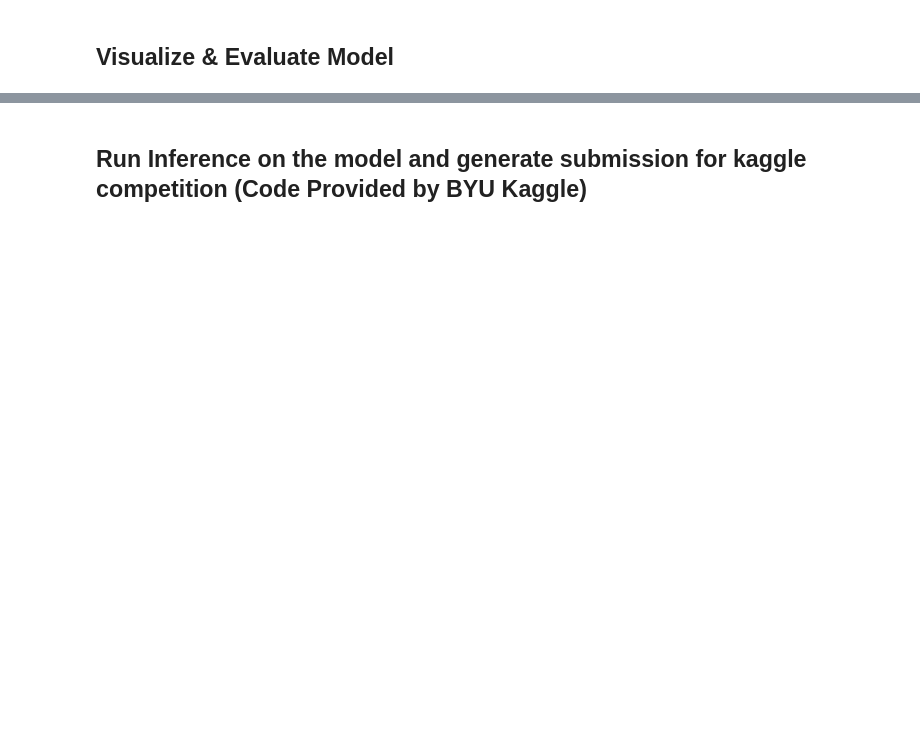
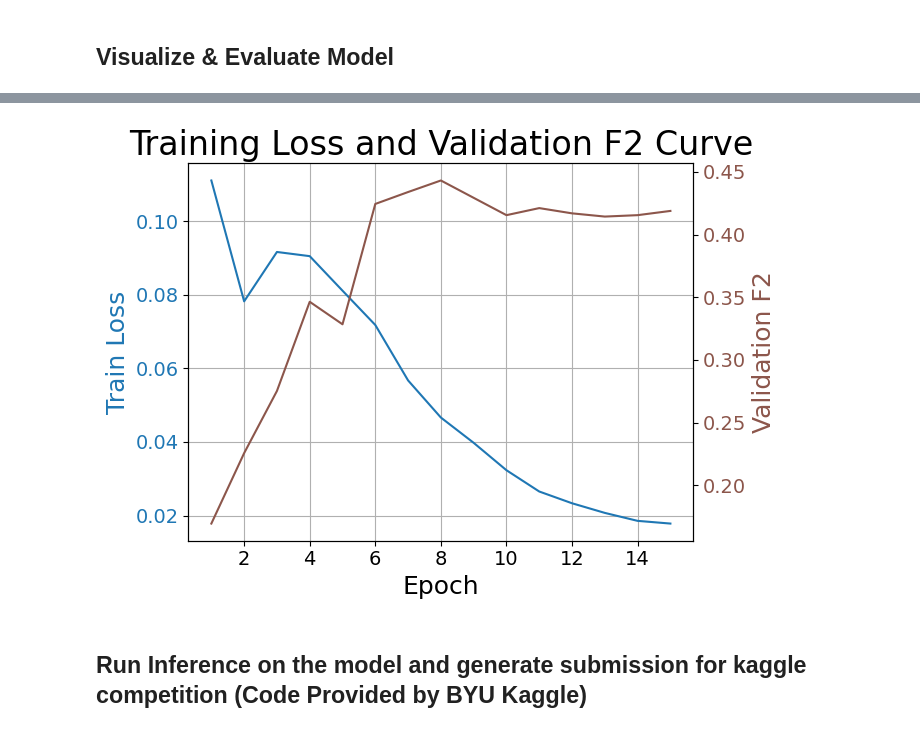
Before and after one commit to JohnTichenor/Locating-Bacterial-Flagellar-Motors, a Jupyter notebook: Lab9_Template.ipynb, the cells around one changed output, grey strips where cells are left out. Cells and saved outputs as stored; diff of their text form; code cells hidden in the pictures; blank space fills up the shorter version.

```diff
--- a/Lab9_Template.ipynb
+++ b/Lab9_Template.ipynb
@@ -85,6 +84,9 @@ SUBMIT_PATH = "/content/drive/MyDrive/Phys417FinalProject/BacterialFlagellarMoto
 BOUNDING_BOXES_PATH = "/content/drive/MyDrive/Phys417FinalProject/BacterialFlagellarMotorsData/bounding_boxes_32.json"
 
 device = torch.device("cuda" if torch.cuda.is_available() else "cpu")
+
+#Import labels
+labels_df = pd.read_csv(LABELS_PATH)
 # %% [markdown]
 ## Format Dataset
 # %%
@@ -136,7 +138,7 @@ class TomogramDataset(Dataset):
 # %% [markdown]
 ## Transform and Split Data
 # %%
-from torch.utils.data import Subset
+batch_size = 4
 
 # Define the transformation pipeline for training data
 train_transforms = T.Compose([
@@ -144,15 +146,15 @@ train_transforms = T.Compose([
     T.ToDtype(torch.float32, scale=True),       # Ensure tensor is float32 and scaled to [0,1]
     #T.RandomHorizontalFlip(p=0.5),              # Randomly flip images and boxes horizontally (augmentation)
     #T.RandomRotation(degrees=10),               # Randomly rotate images and boxes (augmentation)
-    T.ColorJitter(brightness=0.2, contrast=0.2),# Randomly change brightness and contrast (augmentation)
-    T.Normalize(mean=[0.4831], std=[0.2198]),   # Normalize using computed dataset mean and std
+    #T.ColorJitter(brightness=0.2, contrast=0.2),# Randomly change brightness and contrast (augmentation)
+    T.Normalize(mean=[0.485, 0.456, 0.406], std=[0.229, 0.224, 0.225]),   # Normalize using computed dataset mean and std
 ])
 
 # Define the transformation pipeline for validation data (no augmentation!)
 val_transforms = T.Compose([
     T.ToImage(),                                # Convert PIL image to torch.Tensor
     T.ToDtype(torch.float32, scale=True),       # Convert to float32 and scale
-    T.Normalize(mean=[0.4831], std=[0.2198]),   # Use same normalization as training
+    T.Normalize(mean=[0.485, 0.456, 0.406], std=[0.229, 0.224, 0.225]),   # Use same normalization as training
 ])
 
 # Instantiate the full dataset WITHOUT transforms,
@@ -197,14 +199,14 @@ val_dataset = Subset(val_full, val_indices)
 # The collate_fn lambda is needed for batching object detection targets
 train_data_loader = DataLoader(
     train_dataset,
-    batch_size=4,
+    batch_size=batch_size,
     shuffle=True,
     collate_fn=lambda x: tuple(zip(*x))
 )
 
 validation_data_loader = DataLoader(
     val_dataset,
-    batch_size=4,
+    batch_size=batch_size,
     shuffle=False,
     collate_fn=lambda x: tuple(zip(*x))
 )
@@ -245,5 +247,5 @@ FasterRCNN(
 num_epochs = 15
 lr = 0.005
 score_threshold = 0.3
-scheduler_step = 3,
-scheduler_gamma = 0.3,
+scheduler_step = 5,
+scheduler_gamma = 0.5,
@@ -494,3 +528,40 @@ plot_loss_and_val(train_losses, val_f2s=val_f2s_all, ylabel_loss="F2")
+# %%
+def plot_loss_and_f2(train_losses, val_f2s):
+    # X-axis values: epoch numbers, starting at 1
+    epochs = range(1, len(train_losses) + 1)
+
+    # Create a new figure and primary axis (for loss)
+    fig, ax1 = plt.subplots(figsize=(7, 5))
+
+    # Plot training loss (primary y-axis, left)
+    color = 'tab:blue'
+    ax1.set_xlabel('Epoch', fontsize=18)  # X-axis label
+    ax1.set_ylabel('Train Loss', color=color, fontsize=18)  # Y-axis label for loss
+    ax1.plot(epochs, train_losses, color=color, label="Train Loss")  # Plot line
+    ax1.tick_params(axis='y', labelcolor=color, labelsize=14)  # Tick color and size for y-axis (loss)
+    ax1.tick_params(axis='x', labelsize=14)  # Tick size for x-axis (epochs)
+    ax1.grid(True)  # Add gridlines for readability
+
+    # Create a secondary y-axis for validation F2 score (on the right)
+    ax2 = ax1.twinx()
+    color = 'tab:brown'
+    ax2.set_ylabel('Validation F2', color=color, fontsize=18)  # Y-axis label for F2
+    ax2.plot(epochs, val_f2s, color=color, label="Validation F2")  # Plot validation F2
+    ax2.tick_params(axis='y', labelcolor=color, labelsize=14)  # Tick color and size for y-axis (F2)
+
+    # Add a title to the figure
+    plt.title("Training Loss and Validation F2 Curve", fontsize=24)
+
+    # Adjust layout to prevent label overlap/cutoff
+    fig.tight_layout()
+
+    # Display the plot
+    plt.show()
+
+# Example usage:
+plot_loss_and_f2(train_losses, val_f2s_all)
+# %% [output]
+[figure, added]
 # %% [markdown]
 ## Run Inference on the model and generate submission for kaggle competition (Code Provided by BYU Kaggle)
 # %%
```
Also changed, not shown: parts of 8 cells of this notebook.
